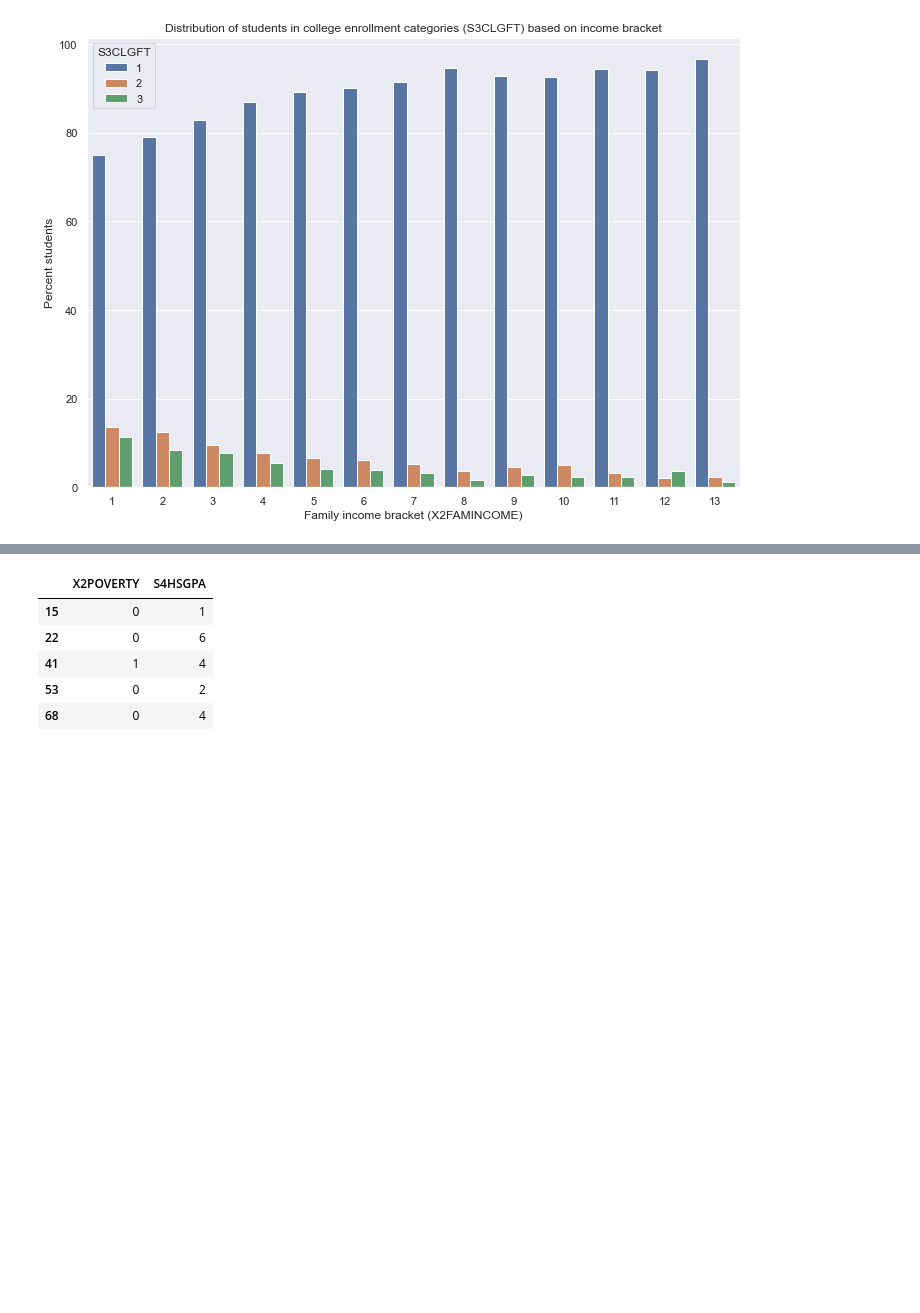
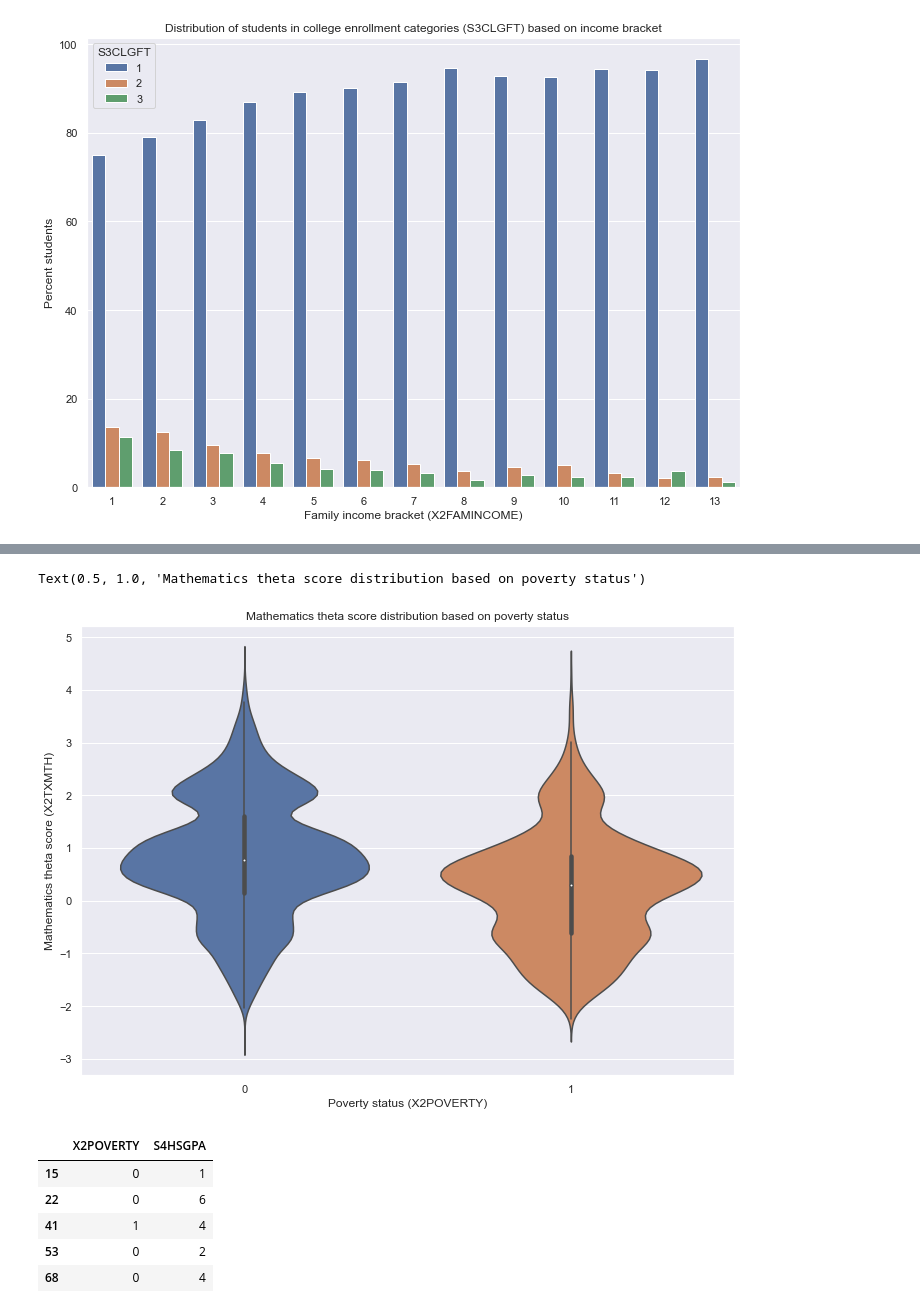
Before and after one commit to adamzuyang/Ursatech-Adam, a Jupyter notebook: HSLS Data Analysis, Academic Performance as Related to Family Income, Poverty, and Race.ipynb, the cells around one changed output, grey strips where cells are left out. Saved outputs shown, nothing was run; the diff lists cells and outputs as text; code cells hidden in the pictures; blank space fills up the shorter version.

```diff
--- a/HSLS Data Analysis, Academic Performance as Related to Family Income, Poverty, and Race.ipynb
+++ b/HSLS Data Analysis, Academic Performance as Related to Family Income, Poverty, and Race.ipynb
@@ -765,3 +738,7 @@ income_college_graph.set_title(
 # %% [output]
 Text(0.5, 1.0, 'Distribution of students in college enrollment categories (S3CLGFT) based on income bracket')
 [figure]
+# %%
+poverty_math = indicators[['X2POVERTY', 'X2TXMTH']]
+poverty_math = poverty_math[(poverty_math['X2POVERTY'] >= 0) & (poverty_math['X2TXMTH'] > -8)]
+poverty_math.head()
@@ -768,3 +752,11 @@ Text(0.5, 1.0, 'Distribution of students in college enrollment categories (S3CLG
+# %%
+plt.figure()
+poverty_math_graph = sns.violinplot(x="X2POVERTY", y="X2TXMTH", data=poverty_math)
+poverty_math_graph.set(ylabel="Mathematics theta score (X2TXMTH)", xlabel="Poverty status (X2POVERTY)")
+poverty_math_graph.set_title("Mathematics theta score distribution based on poverty status")
+# %% [output]
+Text(0.5, 1.0, 'Mathematics theta score distribution based on poverty status')
+[figure, added]
 # %%
 poverty_gpa = indicators[['X2POVERTY', 'S4HSGPA']].copy()
 poverty_gpa = poverty_gpa[(poverty_gpa['X2POVERTY'] >= 0) & (poverty_gpa['S4HSGPA'] > 0)]
```
Also changed, not shown: parts of 16 cells of this notebook, 4 other files.
